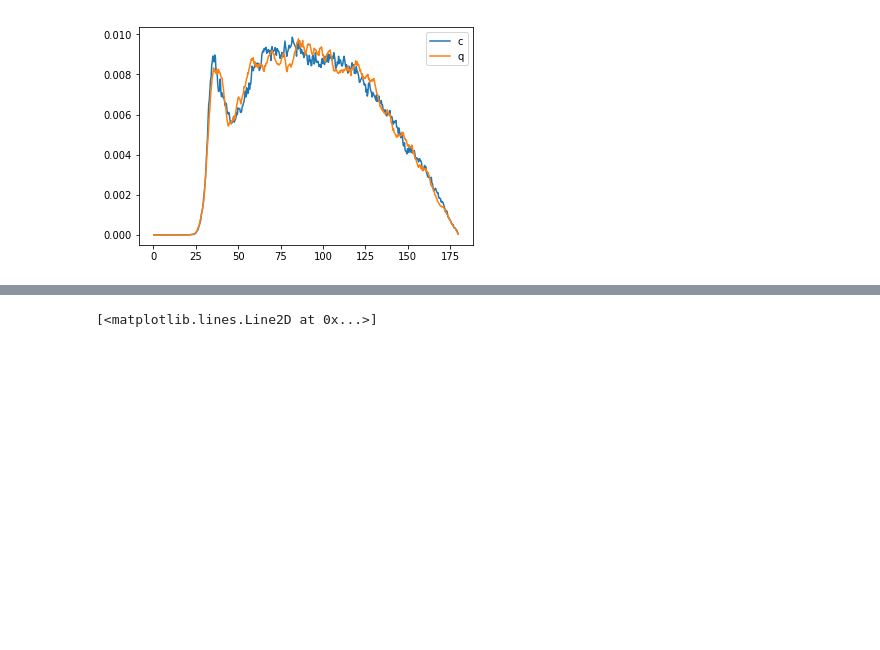
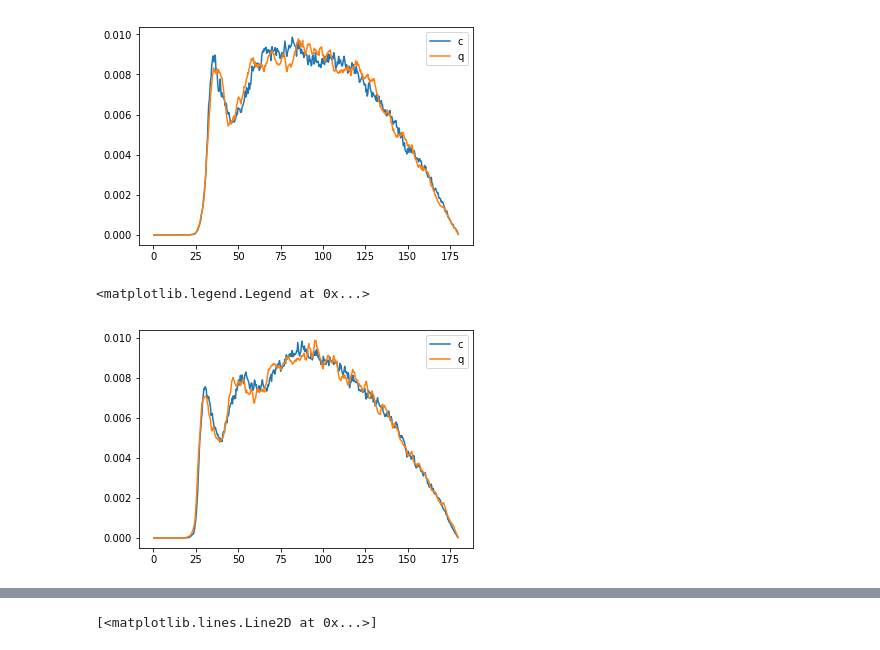
Before and after one commit to xjhsafeguards/mit, a Jupyter notebook: python/Cl_ana.ipynb, the cells around one changed output, grey strips where cells are left out. Drawn from its saved outputs; the diff is of its cells as text; code cells hidden in the pictures; blank space fills up the shorter version.

```diff
--- a/python/Cl_ana.ipynb
+++ b/python/Cl_ana.ipynb
@@ -312,3 +441,11 @@ plt.legend()
 # %% [output]
 <matplotlib.legend.Legend at 0x...>
 [figure]
+# %%
+#4< <6
+G_OClO_all_c.plot("c")
+G_OClO_all_q.plot("q")
+plt.legend()
+# %% [output]
+<matplotlib.legend.Legend at 0x...>
+[figure, added]
```
Also changed, not shown: parts of 65 cells of this notebook, 3 other files.
